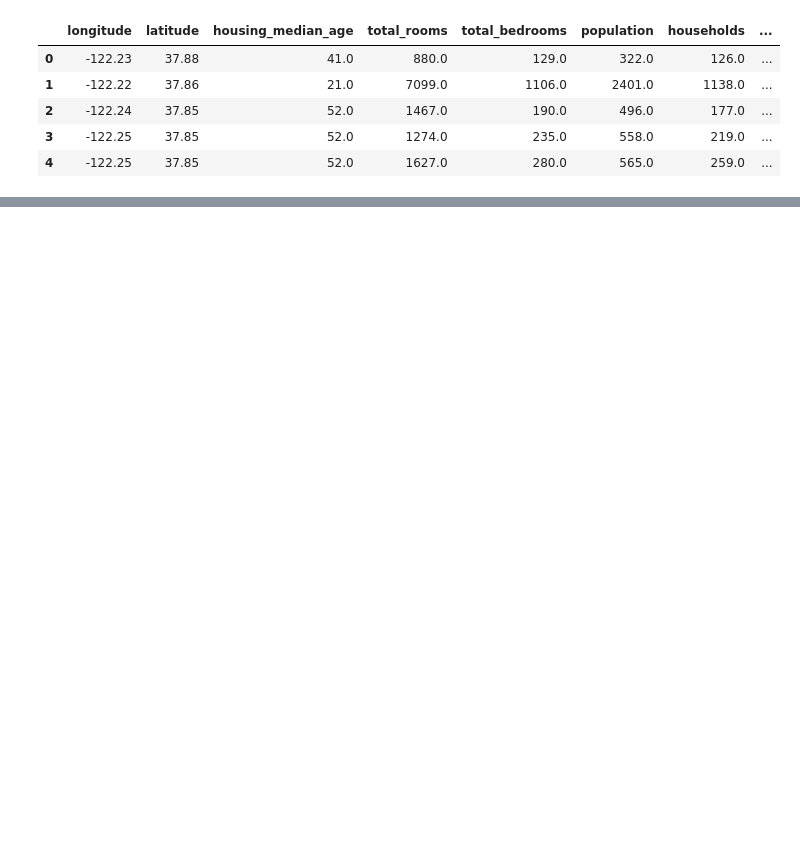
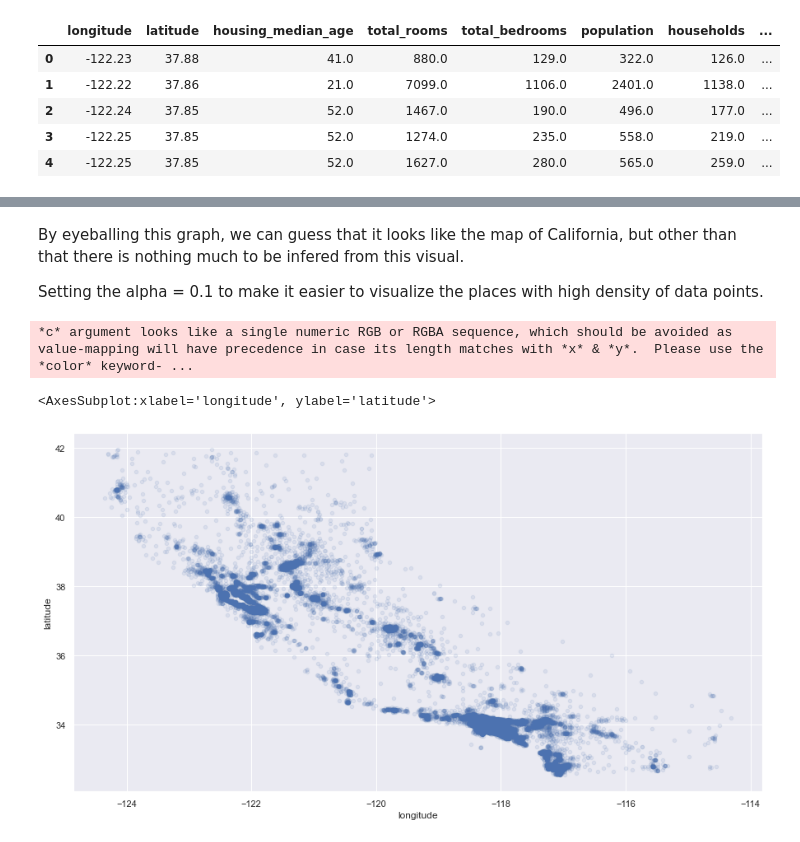
Before and after one commit to pragyy/Data-Science-Coding-Interview-Prep, a Jupyter notebook: Hands-On Machine Learning/02_housing_data_analysis.ipynb, the cells around one changed output, grey strips where cells are left out. Saved outputs shown, nothing was run; the diff lists cells and outputs as text; code cells hidden in the pictures; blank space fills up the shorter version.

```diff
--- a/Hands-On Machine Learning/02_housing_data_analysis.ipynb
+++ b/Hands-On Machine Learning/02_housing_data_analysis.ipynb
@@ -53,0 +133,11 @@ NameError: name 'housing' is not defined
+# %% [markdown]
+By eyeballing this graph, we can guess that it looks like the map of California, but other than that there is nothing much to be infered from this visual.
+
+Setting the alpha = 0.1 to make it easier to visualize the places with high density of data points.
+# %%
+# plotting scatter plot with density
+housing.plot(kind = 'scatter', x='longitude', y='latitude', alpha = 0.1, figsize=(15,8))
+# %% [output]
+*c* argument looks like a single numeric RGB or RGBA sequence, which should be avoided as value-mapping will have precedence in case its length matches with *x* & *y*.  Please use the *color* keyword- ...
+<AxesSubplot:xlabel='longitude', ylabel='latitude'>
+[figure, added]
```
Also changed, not shown: parts of 21 cells of this notebook.
